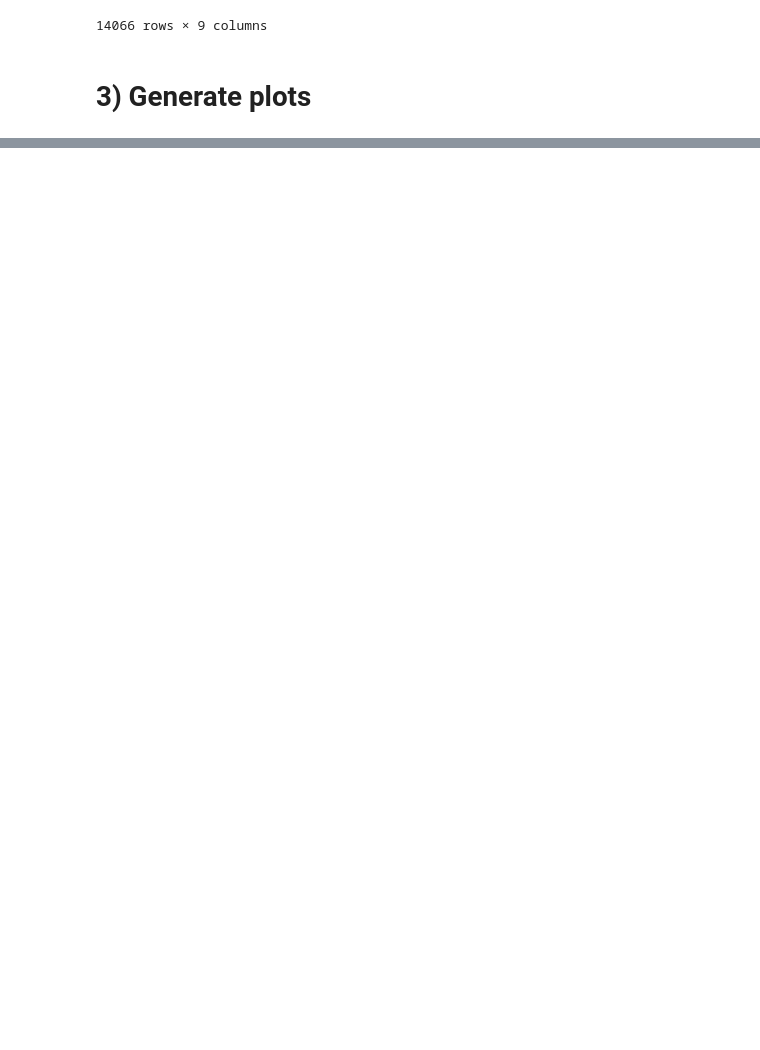
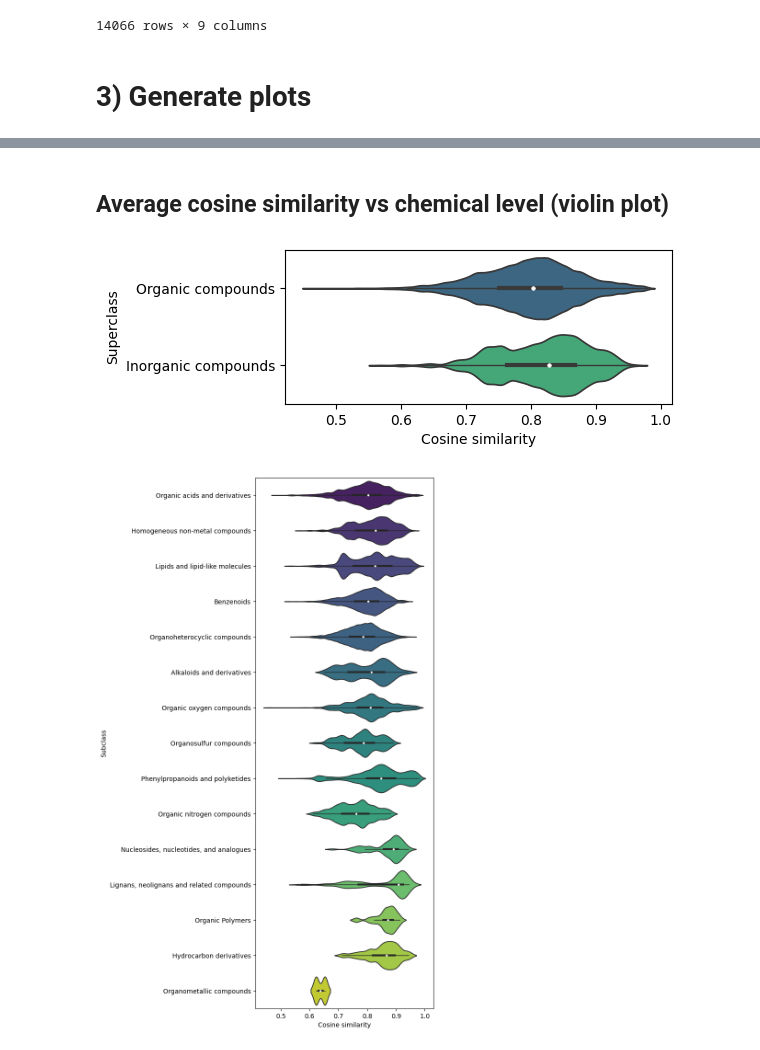
Before and after one commit to GorkSS/MassSpecGym, a Jupyter notebook: nb_plotting.ipynb, the cells around one changed output, grey strips where cells are left out. Drawn from its saved outputs; the diff is of its cells as text; code cells hidden in the pictures; blank space fills up the shorter version.

```diff
--- a/nb_plotting.ipynb
+++ b/nb_plotting.ipynb
@@ -140,0 +140,21 @@ for name in chemical_levels.keys():
+# %% [markdown]
+## Average cosine similarity vs chemical level (violin plot)
+# %%
+for name in list(chemical_levels.keys())[:2]:
+    height = data_df[name].nunique()
+    plt.figure(figsize=(5, height))
+    p = sns.violinplot(
+        data=data_df, x="cosine_sim", y=name,
+        bw_adjust=0.5,
+        inner_kws=dict(marker="o", box_width=3, whis_width=1),
+        hue=name,
+        palette='viridis',
+        legend=False
+    )
+    plt.xlabel('Cosine similarity')
+    plt.ylabel(name.capitalize())
+
+    plt.show()
+# %% [output]
+[figure, added]
+[figure, added]
```
Also changed, not shown: parts of 6 cells of this notebook.
